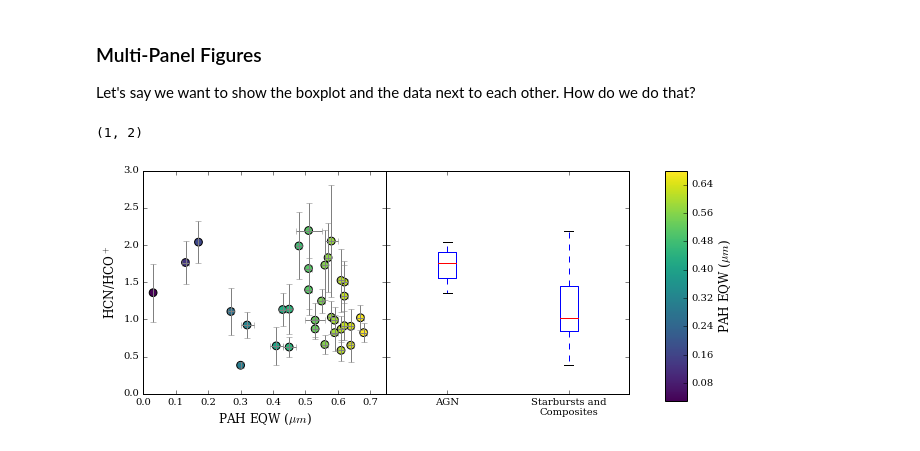
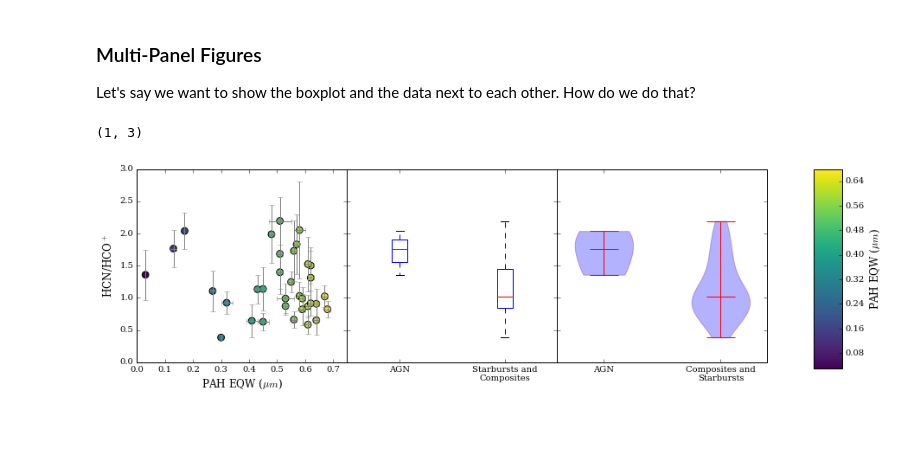
Before and after one commit to pucdata/pythonclub, a Jupyter notebook: sessions/02-numpy_matplotlib/XX - matplotlib_george.ipynb, the cells around one changed output. Cells and saved outputs as stored; diff of their text form; code cells hidden in the pictures; blank space fills up the shorter version.

Commit message:
mpl demo: add violin plot, more verbose args to some plots

```diff
--- a/sessions/02-numpy_matplotlib/XX - matplotlib_george.ipynb
+++ b/sessions/02-numpy_matplotlib/XX - matplotlib_george.ipynb
@@ -222,0 +227,15 @@ plt.ylabel(r'HCN/HCO$^+$')
+# %%
+fig = plt.figure()
+res = plt.violinplot([ratio[nolim][data[nolim]['PAH62']<0.2],
+                ratio[nolim][data[nolim]['PAH62']>=0.2]],
+               showmedians=True,
+               showmeans=False,
+               showextrema=True)
+
+# it takes a bit more work to add labels to this plot
+plt.xticks(np.arange(1,3,1), ['AGN', 'Composites and\nStarbursts'])
+
+# let's change the default colors
+for elem in res['bodies']:
+    elem.set_facecolor('blue')
+    elem.set_edgecolor('purple')
@@ -225,11 +246,11 @@ plt.ylabel(r'HCN/HCO$^+$')
 
 Let's say we want to show the boxplot and the data next to each other. How do we do that?
 # %%
-fig, ax = plt.subplots(1, 2,
+fig, ax = plt.subplots(1, 3,
                        sharey=True,
                        squeeze=False,
-                       figsize=(10,4))
-# now, ax is a 1x2 array
+                       figsize=(15,4))
+# now, ax is a 1x3 array
 print(ax.shape)
 
 # we can do the same commands as above. But now instead of issuing plot commands
@@ -251,32 +272,47 @@ im = ax[0][0].scatter(data['PAH62'][nolim],
 
 # setting labels using the axis is slightly different
 ax[0][0].set_xlabel(r'PAH EQW ($\mu m$)', fontsize='large')
 ax[0][0].set_ylabel(r'HCN/HCO$^+$', fontsize='large')
 
 # show and label the color bar
 #cbar = ax[0][0].colorbar()
 #cbar.set_label(r'PAH EQW ($\mu m$)')
 
 # manually set the scaling, because otherwise it goes past 0 on the x-axis
 ax[0][0].set_xlim([0,0.75])
 # this is the same as the autoscaling for the y-axis, but just to show you can
 # adjust it too
 ax[0][0].set_ylim([0, 3.])
 
 ax[0][1].boxplot([ratio[nolim][data[nolim]['PAH62']<0.2],
              ratio[nolim][data[nolim]['PAH62']>=0.2]],
             labels=['AGN', 'Starbursts and\nComposites'])
 
+res = ax[0][2].violinplot([ratio[nolim][data[nolim]['PAH62']<0.2],
+                ratio[nolim][data[nolim]['PAH62']>=0.2]],
+               showmedians=True,
+               showmeans=False,
+               showextrema=True)
+
+# it takes a bit more work to add labels to this plot
+ax[0][2].set_xticks(np.arange(1,3,1))
+ax[0][2].set_xticklabels(['AGN', 'Composites and\nStarbursts'])
+
+# let's change the default colors
+for elem in res['bodies']:
+    elem.set_facecolor('blue')
+    elem.set_edgecolor('purple')
+
 # now let's make the two plots without any space between them
 fig.subplots_adjust(hspace=0, wspace=0)
 
 # adding a colorbar is slightly more complicated when doing subplots.
 # here's one way...
 # not we added a "im =", to the scatter plot for this.
 fig.subplots_adjust(right=0.8)
 cbar_ax = fig.add_axes([0.85, 0.10, 0.03, 0.8])
 cbar = fig.colorbar(im, cax=cbar_ax)
 cbar.set_label(r'PAH EQW ($\mu m$)', fontsize='12')
 # %% [output]
-(1, 2)
+(1, 3)
-[figure, old version]
+[figure, new version]
```
Also changed, not shown: parts of 3 cells of this notebook.
